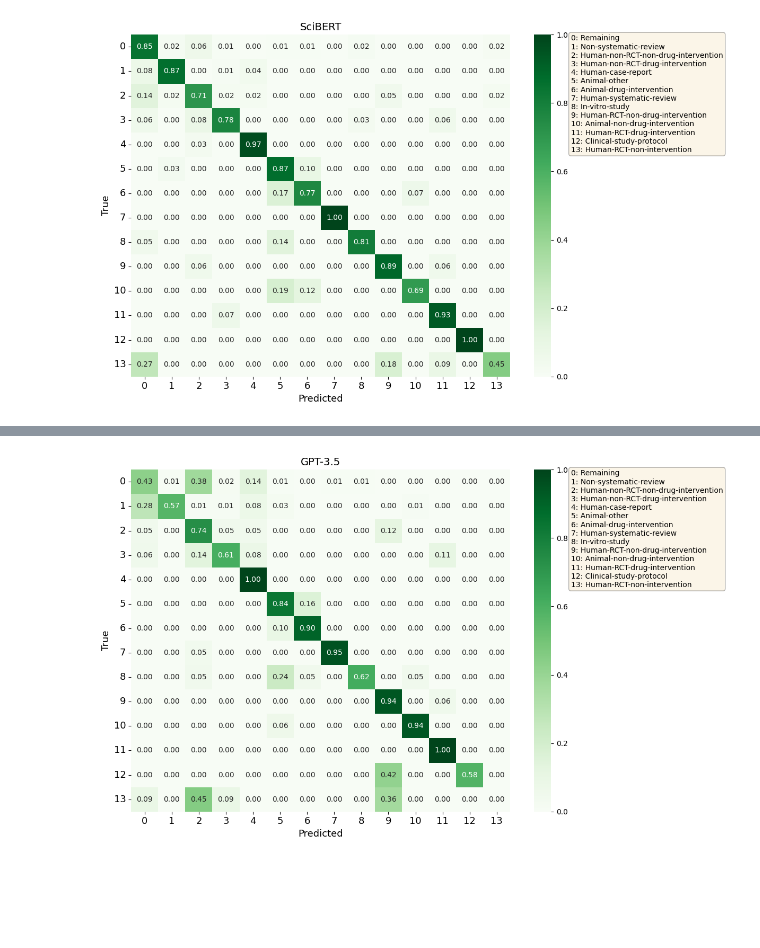
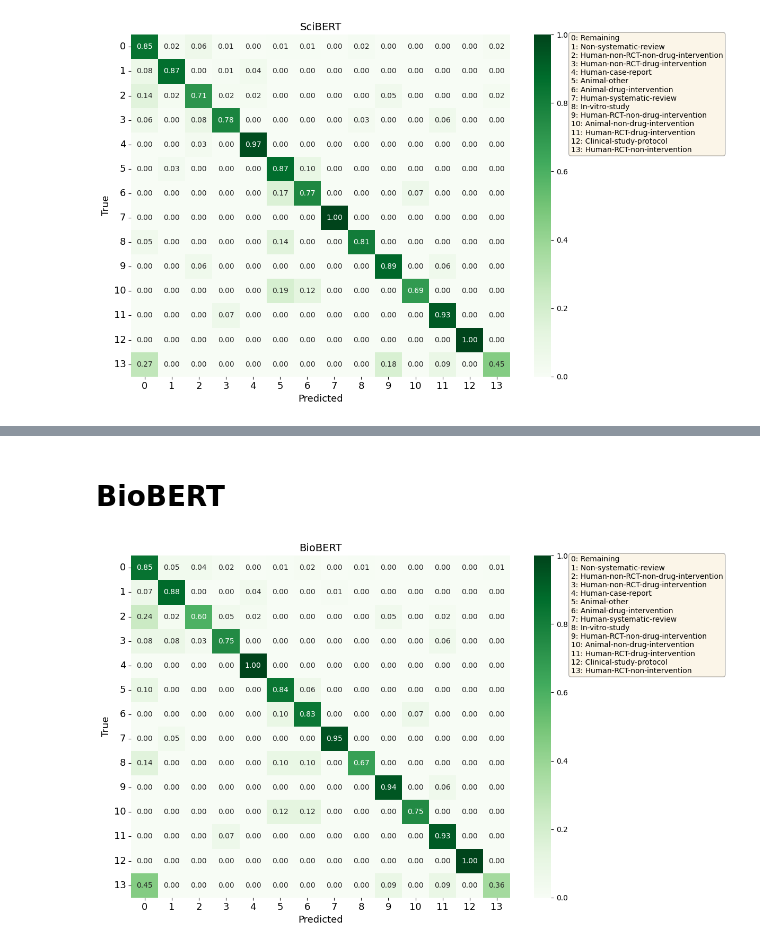
Before and after one commit to Ineichen-Group/StudyTypeTeller, a Jupyter notebook: scripts/evaluation/performance_w_CI.ipynb, the cells around one changed output, grey strips where cells are left out. Drawn from its saved outputs; the diff is of its cells as text; code cells hidden in the pictures; blank space fills up the shorter version.

Commit message:
generate CI for each model + plot CI per-class comparison

```diff
--- a/scripts/evaluation/performance_w_CI.ipynb
+++ b/scripts/evaluation/performance_w_CI.ipynb
@@ -359,24 +373,13 @@ summary_df
+# %% [markdown]
+# BioBERT
 # %%
-model = 'GPT-3.5' # TODO select model name
-
-
-if model == 'SciBERT':
-    df = pd.read_csv('./../../models/transformers/evaluations/multi/predictions/Scibert.csv')
-    target_col = 'true_label'
-    prediction_col = 'prediction'
-elif model == 'GPT-3.5':
-    df = pd.read_csv('./top_performing_herarchical_GPT_structured.csv')
-    target_col = 'multi_label'
-    prediction_col = 'gpt_3_predictions_P2_HIERARCHY_numerical'
-elif model == 'GPT-4':
-    df = pd.read_csv('./top_performing_herarchical_GPT_structured.csv')
-    target_col = 'multi_label'
-    prediction_col = 'gpt_4_predictions_P2_HIERARCHY_numerical'
-
-
+model = 'BioBERT' # TODO select model name
+df = pd.read_csv('./../../models/transformers/evaluations/multi/predictions/biobert.csv')
+target_col = 'true_label'
+prediction_col = 'prediction'
 all_reports_df, summary_df = evaluate_predictions_with_ci(model, df, target_col, prediction_col, label_to_numerical, numerical_to_label, digits=3)
 # %% [output]
-[figure, old version]
+[figure, new version]
 # %%
 summary_df
 # %% [output]
```
Also changed, not shown: parts of 37 cells of this notebook, 10 other files.
